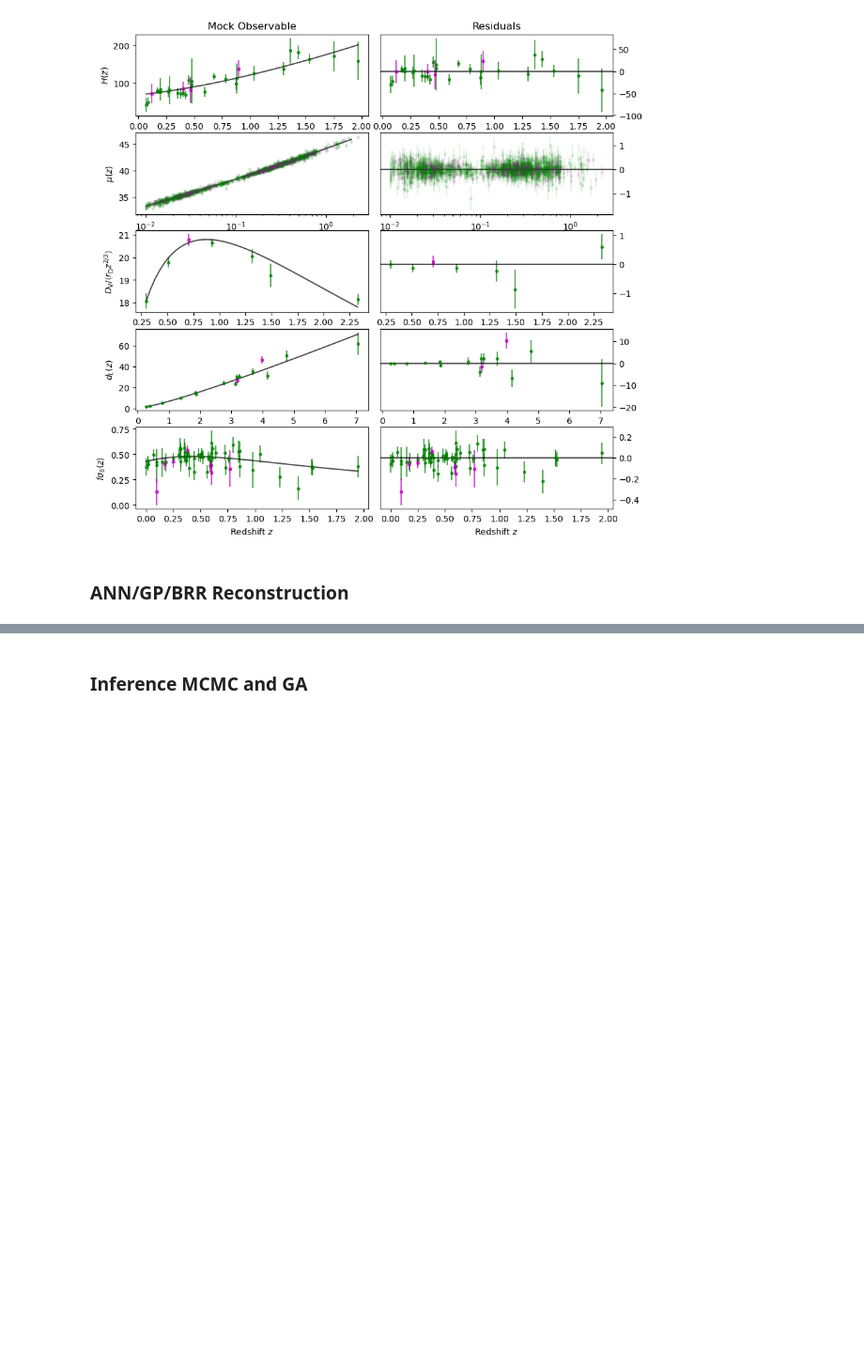
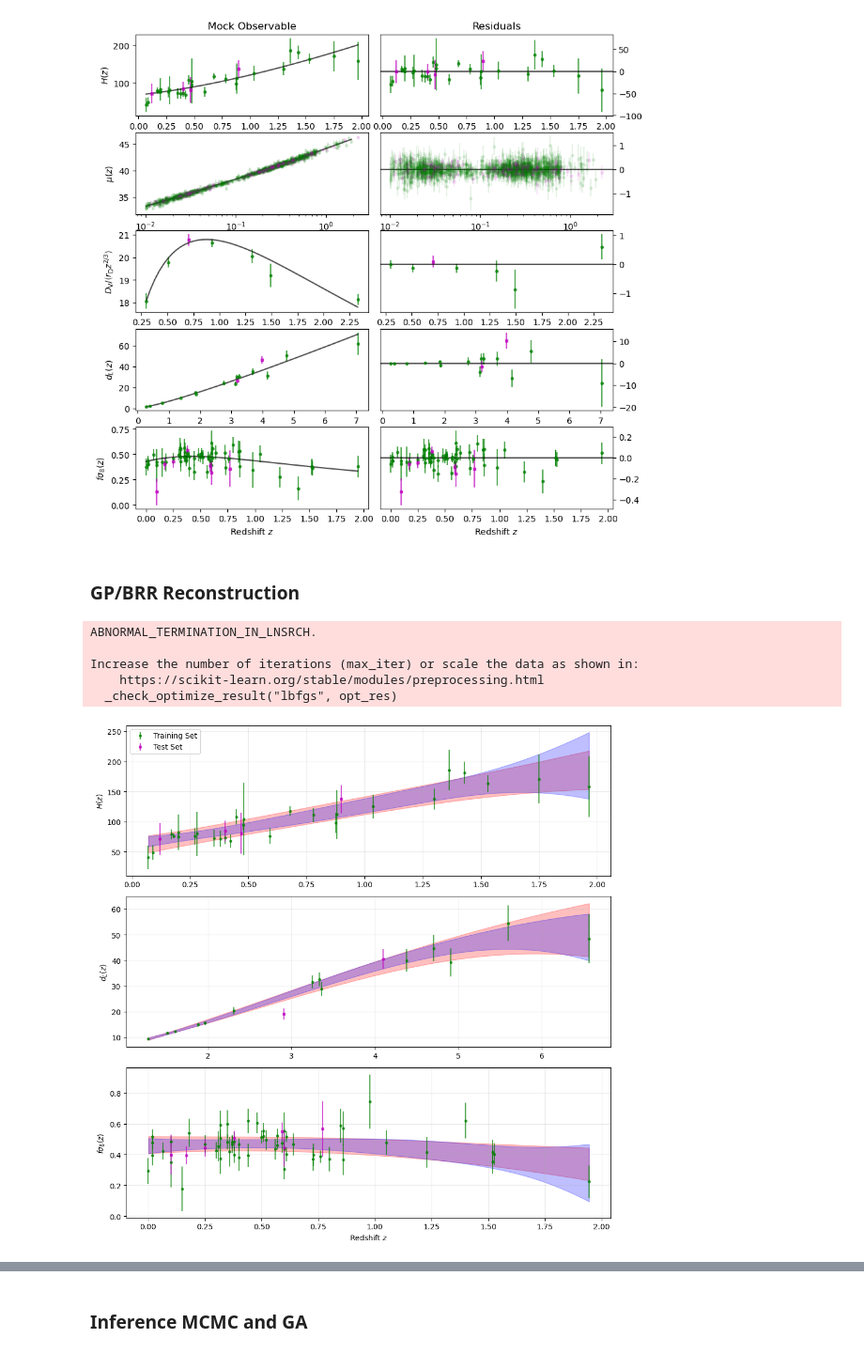
Before and after one commit to reggiebernardo/cosmo_learn, a Jupyter notebook: cosmo_tutorial.ipynb, the cells around one changed output, grey strips where cells are left out. Shown at 94% size. Saved outputs shown, nothing was run; the diff lists cells and outputs as text; code cells hidden in the pictures; blank space fills up the shorter version.

```diff
--- a/cosmo_tutorial.ipynb
+++ b/cosmo_tutorial.ipynb
@@ -111,7 +111,7 @@ plt.show()
 # %% [output]
 [figure]
 # %% [markdown]
-### ANN/GP/BRR Reconstruction
+### GP/BRR Reconstruction
 # %%
 # s8=0.834+/-0.016 (Planck); s8=0.745+/-0.039 (KiDS-450); see https://arxiv.org/abs/2008.11285
 # H0, Om0, w0, s8 = 70, 0.3, -1, 0.8
@@ -124,4 +124,15 @@ cosmo=FlatwCDM(H0=H0, Om0=Om0, w0=w0) # baseline astropy model
 my_cosmo_learn=CosmoLearn([H0, Om0, w0, s8], seed=14000605)
 mock_keys=['CosmicChronometers', 'SuperNovae', 'BaryonAcousticOscillations', \
            'BrightSirens', 'RedshiftSpaceDistorsions']
+# mock_keys=['CosmicChronometers', \
+#            'BrightSirens', 'RedshiftSpaceDistorsions']
+
 my_cosmo_learn.make_mock(mock_keys=mock_keys)
+my_cosmo_learn.train_gp()
+my_cosmo_learn.train_brr()
+# %% [output]
+ABNORMAL_TERMINATION_IN_LNSRCH.
+
+Increase the number of iterations (max_iter) or scale the data as shown in:
+    https://scikit-learn.org/stable/modules/preprocessing.html
+  _check_optimize_result("lbfgs", opt_res)
@@ -137 +139,44 @@ x=train_data['x']; y=np.column_stack((train_data['y'], train_data['yerr']))
+# %%
+fig, ax=my_cosmo_learn.show_mocks(show_input=False)
+n_sigma_rec=2
+for i, key in enumerate(my_cosmo_learn.mock_data.keys()):
+    x_train=my_cosmo_learn.mock_data[key]['train']['x']
+    if key=='SuperNovae':
+        x_rec=np.logspace(np.log10(min(x_train)), np.log10(max(x_train)), 100)
+    else:
+        x_rec=np.linspace(min(x_train), max(x_train), 100)
+
+    # gp reconstructions
+    gp_cosmo=my_cosmo_learn.GP_dict[key]
+    func_mean, func_err = gp_cosmo.predict(x_rec.reshape(-1, 1), return_std=True)
+    color='red'
+    if key!='BaryonAcousticOscillations':
+        ax[i].fill_between(x_rec, func_mean-n_sigma_rec*func_err, func_mean+n_sigma_rec*func_err, \
+                           facecolor=color, edgecolor=color, alpha=0.25)
+    if key=='BaryonAcousticOscillations':
+        ax[i].fill_between(x_rec, \
+                           (func_mean-n_sigma_rec*func_err)/(x_rec**(2/3)), \
+                           (func_mean+n_sigma_rec*func_err)/(x_rec**(2/3)), \
+                           facecolor=color, edgecolor=color, alpha=0.25)
+
+    # brr reconstructions
+    brr_cosmo=my_cosmo_learn.BRR_dict[key]
+    _, func_mean, func_var = brr_cosmo.predict(x_rec).values()
+    func_err = np.sqrt(func_var)
+    color='blue'
+    if key!='BaryonAcousticOscillations':
+        ax[i].fill_between(x_rec, func_mean-n_sigma_rec*func_err, func_mean+n_sigma_rec*func_err, \
+                           facecolor=color, edgecolor=color, alpha=0.25)
+    if key=='BaryonAcousticOscillations':
+        ax[i].fill_between(x_rec, \
+                           (func_mean-n_sigma_rec*func_err)/(x_rec**(2/3)), \
+                           (func_mean+n_sigma_rec*func_err)/(x_rec**(2/3)), \
+                           facecolor=color, edgecolor=color, alpha=0.25)
+
+[ax[i].grid(True, alpha=0.25) for i in range(len(my_cosmo_learn.mock_data.keys()))]
+ax[0].legend(loc='upper left', prop={'size': 10})
+fig.tight_layout()
+plt.show()
+# %% [output]
+[figure, added]
 # %%
```
Also changed, not shown: parts of 14 cells of this notebook, 1 other file.
